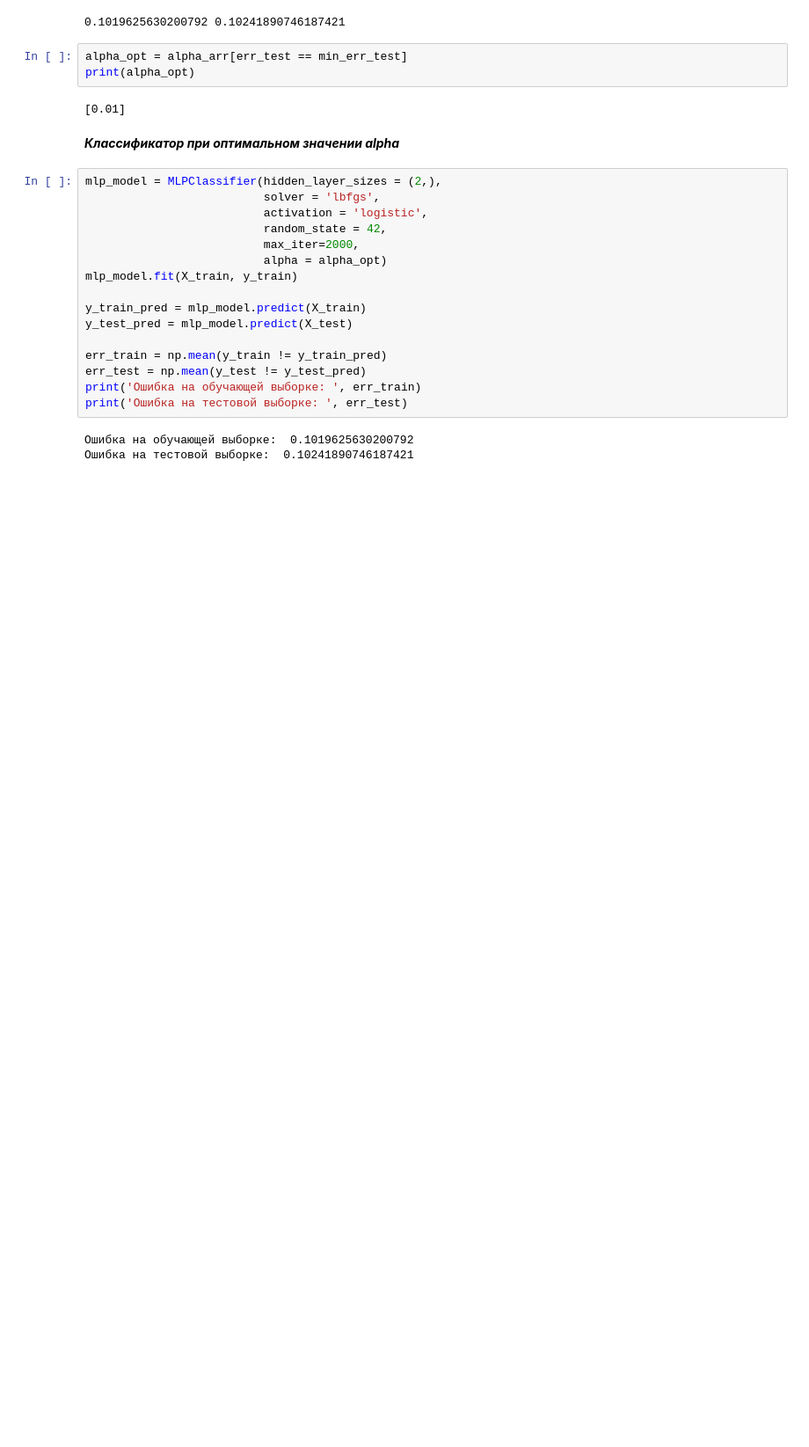
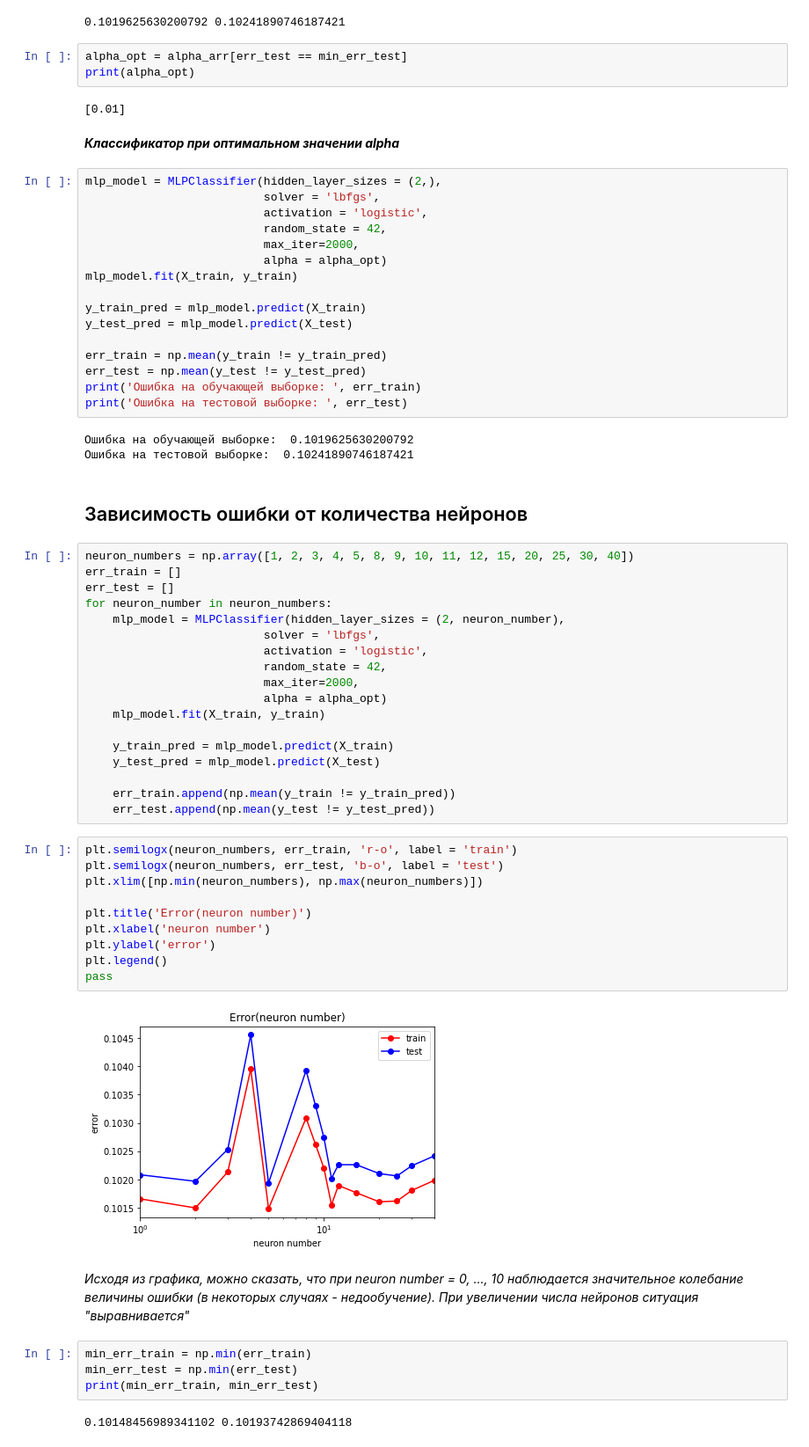
Before and after one commit to NikitaZel/ML, a Jupyter notebook: Lab2.ipynb, the cells around one changed output. Shown at 88% size. Drawn from its saved outputs; the diff is of its cells as text; blank space fills up the shorter version.

```diff
--- a/Lab2.ipynb
+++ b/Lab2.ipynb
@@ -166,3 +166,43 @@ print('Ошибка на тестовой выборке: ', err_test)
 # %% [output]
 Ошибка на обучающей выборке:  0.1019625630200792
 Ошибка на тестовой выборке:  0.10241890746187421
+# %% [markdown]
+## Зависимость ошибки от количества нейронов
+# %%
+neuron_numbers = np.array([1, 2, 3, 4, 5, 8, 9, 10, 11, 12, 15, 20, 25, 30, 40])
+err_train = []
+err_test = []
+for neuron_number in neuron_numbers:
+    mlp_model = MLPClassifier(hidden_layer_sizes = (2, neuron_number),
+                          solver = 'lbfgs',
+                          activation = 'logistic',
+                          random_state = 42,
+                          max_iter=2000,
+                          alpha = alpha_opt)
+    mlp_model.fit(X_train, y_train)
+
+    y_train_pred = mlp_model.predict(X_train)
+    y_test_pred = mlp_model.predict(X_test)
+
+    err_train.append(np.mean(y_train != y_train_pred))
+    err_test.append(np.mean(y_test != y_test_pred))
+# %%
+plt.semilogx(neuron_numbers, err_train, 'r-o', label = 'train')
+plt.semilogx(neuron_numbers, err_test, 'b-o', label = 'test')
+plt.xlim([np.min(neuron_numbers), np.max(neuron_numbers)])
+
+plt.title('Error(neuron number)')
+plt.xlabel('neuron number')
+plt.ylabel('error')
+plt.legend()
+pass
+# %% [output]
+[figure, added]
+# %% [markdown]
+*Исходя из графика, можно сказать, что при neuron number = 0, ..., 10 наблюдается значительное колебание величины ошибки (в некоторых случаях - недообучение). При увеличении числа нейронов ситуация "выравнивается"*
+# %%
+min_err_train = np.min(err_train)
+min_err_test = np.min(err_test)
+print(min_err_train, min_err_test)
+# %% [output]
+0.10148456989341102 0.10193742869404118
```
Also changed, not shown: parts of 8 cells of this notebook.
